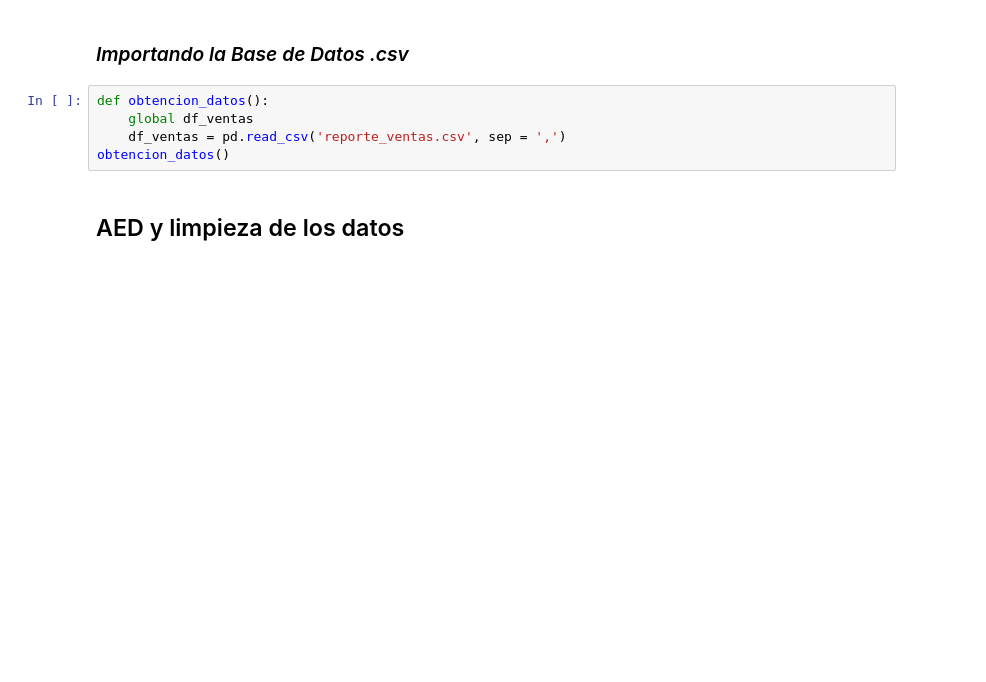
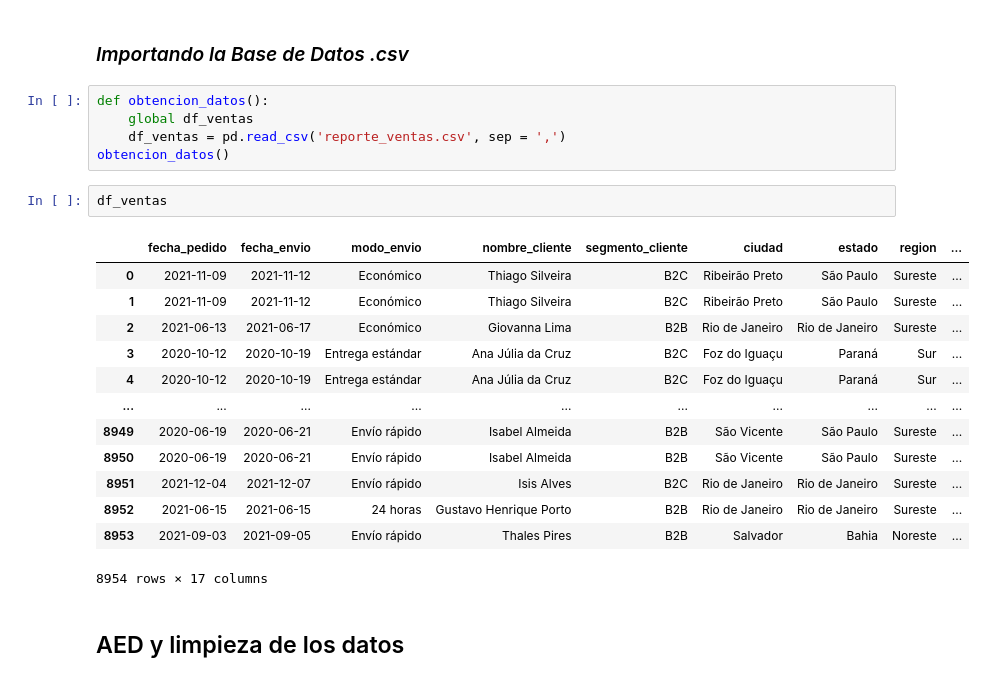
Before and after one commit to pabloing93/supermarket-sales-analysis, a Jupyter notebook: Supermarket_Sales_Analysis.ipynb, the cells around one changed output. Drawn from its saved outputs; the diff is of its cells as text; blank space fills up the shorter version.

```diff
--- a/Supermarket_Sales_Analysis.ipynb
+++ b/Supermarket_Sales_Analysis.ipynb
@@ -22,6 +22,22 @@ def obtencion_datos():
     global df_ventas
     df_ventas = pd.read_csv('reporte_ventas.csv', sep = ',')
 obtencion_datos()
+# %%
+df_ventas
+# %% [output]
+|  | fecha_pedido | fecha_envio | modo_envio | nombre_cliente | segmento_cliente | ciudad | estado | region | ... |
+| 0 | 2021-11-09 | 2021-11-12 | Económico | Thiago Silveira | B2C | Ribeirão Preto | São Paulo | Sureste | ... |
+| 1 | 2021-11-09 | 2021-11-12 | Económico | Thiago Silveira | B2C | Ribeirão Preto | São Paulo | Sureste | ... |
+| 2 | 2021-06-13 | 2021-06-17 | Económico | Giovanna Lima | B2B | Rio de Janeiro | Rio de Janeiro | Sureste | ... |
+| 3 | 2020-10-12 | 2020-10-19 | Entrega estándar | Ana Júlia da Cruz | B2C | Foz do Iguaçu | Paraná | Sur | ... |
+| 4 | 2020-10-12 | 2020-10-19 | Entrega estándar | Ana Júlia da Cruz | B2C | Foz do Iguaçu | Paraná | Sur | ... |
+| ... | ... | ... | ... | ... | ... | ... | ... | ... | ... |
+| 8949 | 2020-06-19 | 2020-06-21 | Envío rápido | Isabel Almeida | B2B | São Vicente | São Paulo | Sureste | ... |
+| 8950 | 2020-06-19 | 2020-06-21 | Envío rápido | Isabel Almeida | B2B | São Vicente | São Paulo | Sureste | ... |
+| 8951 | 2021-12-04 | 2021-12-07 | Envío rápido | Isis Alves | B2C | Rio de Janeiro | Rio de Janeiro | Sureste | ... |
+| 8952 | 2021-06-15 | 2021-06-15 | 24 horas | Gustavo Henrique Porto | B2B | Rio de Janeiro | Rio de Janeiro | Sureste | ... |
+| 8953 | 2021-09-03 | 2021-09-05 | Envío rápido | Thales Pires | B2B | Salvador | Bahia | Noreste | ... |
+8954 rows × 17 columns
 # %% [markdown]
 ## AED y limpieza de los datos
 # %% [markdown]
```
Also changed, not shown: parts of 3 cells of this notebook.
